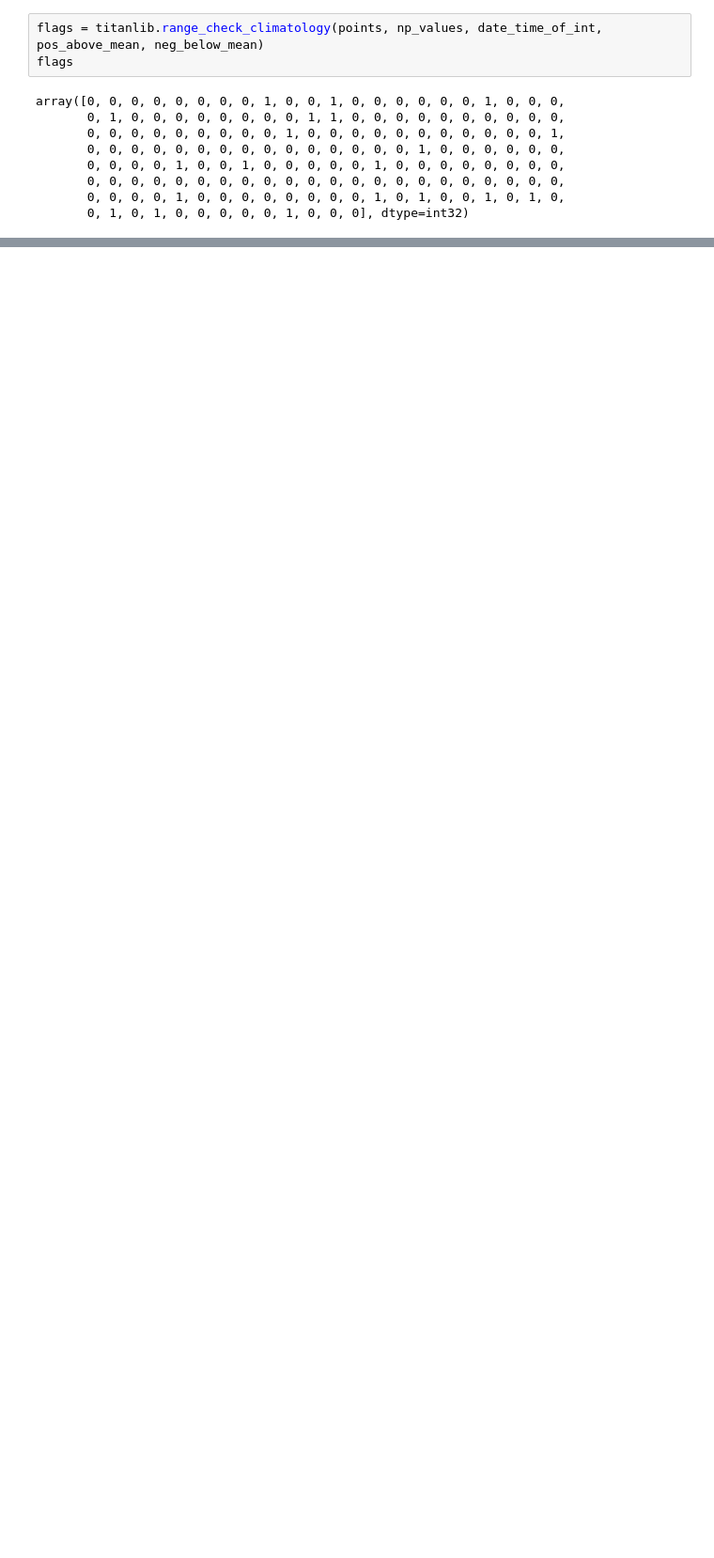
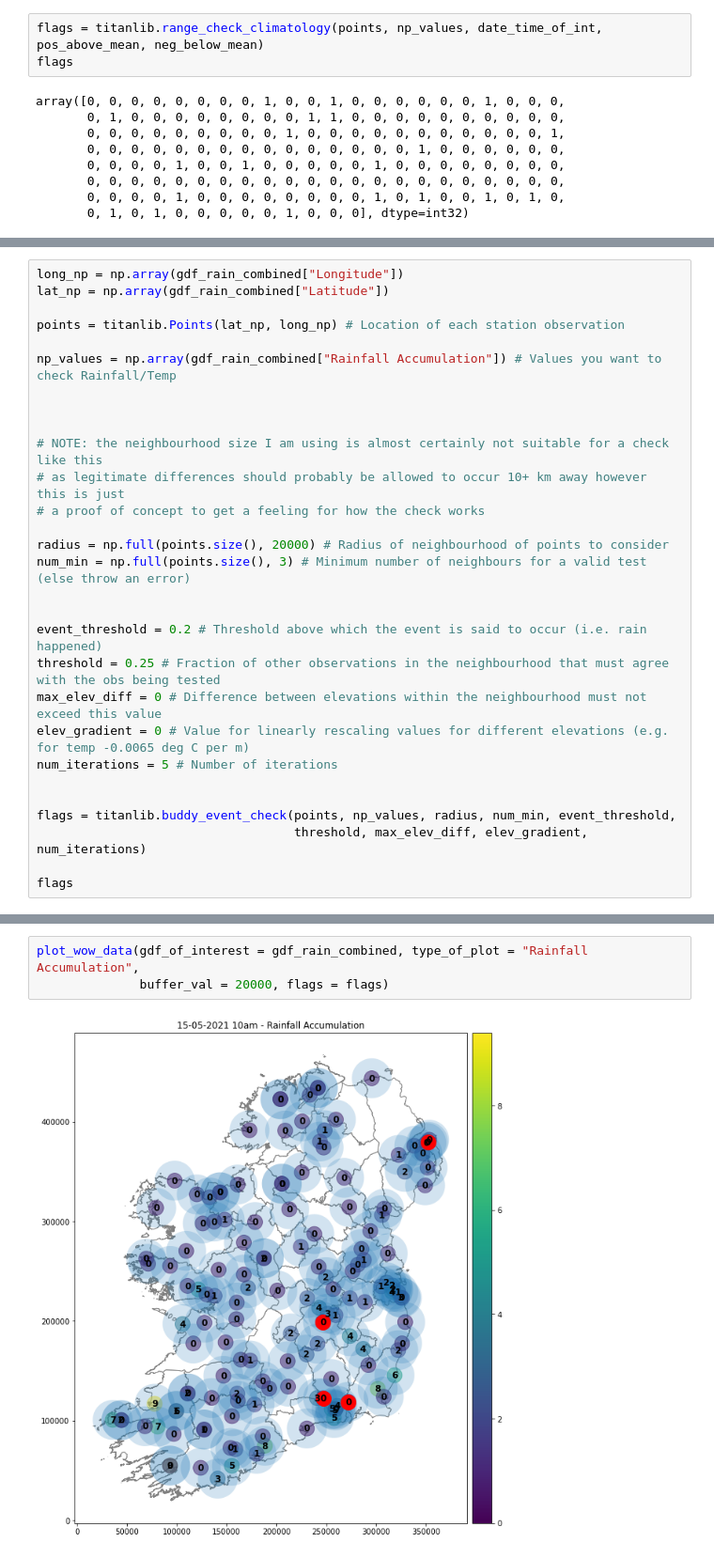
Before and after one commit to matt-nagle/Met-Eireann-QC, a Jupyter notebook: TITAN on WOW data.ipynb, the cells around one changed output, grey strips where cells are left out. Shown at 94% size. Cells and saved outputs as stored; diff of their text form; blank space fills up the shorter version.

```diff
--- a/TITAN on WOW data.ipynb
+++ b/TITAN on WOW data.ipynb
@@ -179,0 +264,29 @@ plot_wow_data(gdf_of_interest = gdf_temp_combined, type_of_plot = "Air Temperatu
+# %%
+long_np = np.array(gdf_rain_combined["Longitude"])
+lat_np = np.array(gdf_rain_combined["Latitude"])
+
+points = titanlib.Points(lat_np, long_np) # Location of each station observation
+
+np_values = np.array(gdf_rain_combined["Rainfall Accumulation"]) # Values you want to check Rainfall/Temp
+
+
+
+# NOTE: the neighbourhood size I am using is almost certainly not suitable for a check like this
+# as legitimate differences should probably be allowed to occur 10+ km away however this is just
+# a proof of concept to get a feeling for how the check works
+
+radius = np.full(points.size(), 20000) # Radius of neighbourhood of points to consider
+num_min = np.full(points.size(), 3) # Minimum number of neighbours for a valid test (else throw an error)
+
+
+event_threshold = 0.2 # Threshold above which the event is said to occur (i.e. rain happened)
+threshold = 0.25 # Fraction of other observations in the neighbourhood that must agree with the obs being tested
+max_elev_diff = 0 # Difference between elevations within the neighbourhood must not exceed this value
+elev_gradient = 0 # Value for linearly rescaling values for different elevations (e.g. for temp -0.0065 deg C per m)
+num_iterations = 5 # Number of iterations
+
+
+flags = titanlib.buddy_event_check(points, np_values, radius, num_min, event_threshold,
+                                   threshold, max_elev_diff, elev_gradient, num_iterations)
+
+flags
@@ -179,0 +301,5 @@ plot_wow_data(gdf_of_interest = gdf_temp_combined, type_of_plot = "Air Temperatu
+# %%
+plot_wow_data(gdf_of_interest = gdf_rain_combined, type_of_plot = "Rainfall Accumulation",
+              buffer_val = 20000, flags = flags)
+# %% [output]
+[figure, added]
```
Also changed, not shown: parts of 26 cells of this notebook, 3 other files.
